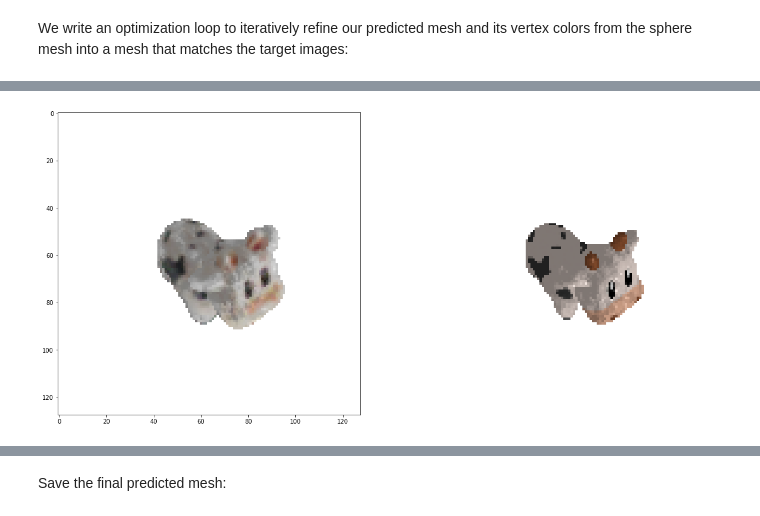
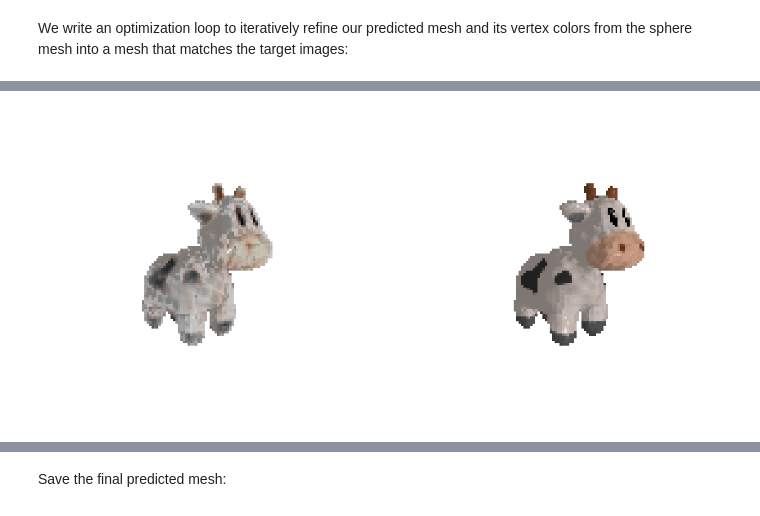
Before and after one commit to theycallmepeter/pytorch3d_PBR, a Jupyter notebook: docs/tutorials/maps_only_learning.ipynb, the cells around one changed output, grey strips where cells are left out. Saved outputs shown, nothing was run; the diff lists cells and outputs as text; code cells hidden in the pictures.

```diff
--- a/docs/tutorials/maps_only_learning.ipynb
+++ b/docs/tutorials/maps_only_learning.ipynb
@@ -417,7 +417,7 @@ plt.imshow(random_target.cpu().numpy()[0])
 [figure]
 # %%
 # the number of different viewpoints from which we want to render the mesh.
-num_views = 20
+num_views = 30
 batch_views = 1
 imsize = 128
 # Get a batch of viewing angles.
@@ -839,7 +846,7 @@ map_losses = {
           "rgb": {"weight": 1.0, "values": []},
           # "adversarial": {"weight": 0.01, "values": []},
           "smoothness":{"weight":0.1, "values": []},
-          "normal_smoothness":{"weight":0.005, "values": []}
+          "normal_smoothness":{"weight":0.000, "values": []}
          }
 losses_gan = {
           "generator": {"weight": 1.0, "values": []},
@@ -1136,13 +890,15 @@ def visualize_prediction(predicted_mesh, renderer=renderer_silhouette,
     with torch.no_grad():
         predicted_images, _ = renderer(predicted_mesh, cameras=camera)
     plt.figure(figsize=(20, 10))
+    plt.tight_layout()
     plt.subplot(1, 2, 1)
     plt.imshow(predicted_images[0, ..., inds].cpu().detach().numpy())
+    plt.axis("off")
 
     plt.subplot(1, 2, 2)
     plt.imshow(target_image.cpu().detach().numpy())
-    plt.title(title)
     plt.axis("off")
+
 
 # Plot losses as a function of optimization iteration
 def plot_losses(losses):
@@ -1211,16 +967,26 @@ import torch.utils.data
 from torchsummary import summary
 from torch.nn.functional import normalize
 
+seed = 0
+np.random.seed(seed)
+torch.manual_seed(seed)
+
 config = {
-            'ngf': 64, 'nz': 91, 'layers': 5, 'lr': 0.001729390742828276, 'beta1': 0.6970508401874574, 'beta2': 0.940454024366559, 'l2': 2.352989881183711e-06,
-            "amsgrad":True
+        "ngf": 64,
+        "nz": 94,
+        "layers": 4,
+        "lr": 0.005425492476777124,
+        "beta1": 0.5076397726936703,
+        "beta2": 0.9214742796191817,
+        "l2": 1.698130190537183e-06,
+        "amsgrad": True,
         }
 
 
 # Number of views to optimize over in each SGD iteration
 num_views_per_iteration = min(2, num_views)
 # Number of optimization steps
-Niter = 2501
+Niter = 5001
 # Plot period for the losses
 plot_period = Niter // 5
 
@@ -1328,9 +1094,8 @@ cos_similarity = torch.nn.CosineSimilarity(dim=3)
 
 
 # period to evaluate mesh against test views with normal rasterization
-eval_period = 20
-mse_iters = []
-cos_sims = []
+eval_period = 5
+
 for i in loop:
     transform_range_horizontal = 5/sphere_verts_rgb.shape[2]
     transform_range_vertical = 5/sphere_verts_rgb.shape[3]
@@ -1462,18 +1227,18 @@ for i in loop:
 
     # Plot mesh
     if i % plot_period == 0:
-        visualize_prediction(maps_src_mesh, renderer=renderer_textured, title="iter: %d" % i, silhouette=False)
+        visualize_prediction(maps_src_mesh, renderer=renderer, title="iter: %d" % i, silhouette=False)
         # maps.append(sphere_verts_rgb.detach().cpu())
+
+    if i % eval_period == 0:
+        mse, cos_sim = evaluate_model(maps_src_mesh)
+        mse_iters_no_flatness.append(mse)
+        cos_sims_no_flatness.append(cos_sim)
 
     # Optimization step
     map_sum_loss.backward()
     optimizerG.step()
 
-
-    if i % eval_period == 0:
-        mse, cos_sim = evaluate_model(maps_src_mesh)
-        mse_iters.append(mse)
-        cos_sims.append(cos_sim)
 
     # Train Discriminator
     # I want to make a generator that will create patches from the texture and warp them somehow to simulate them being on a surface. I'm thinking of some gradient mask too so that we don't learn from empty space.
@@ -1549,8 +1339,8 @@ visualize_prediction(maps_src_mesh, renderer=renderer_textured, silhouette=False
 # %%
-visualize_prediction(maps_src_mesh, renderer=renderer_textured, silhouette=False, camera=target_cameras[0], target_image=target_rgb[0])
+visualize_prediction(maps_src_mesh, renderer=renderer, silhouette=False, camera=target_cameras[3], target_image=target_rgb[3])
 # plot_losses(losses)
 # %% [output]
-[figure, old version]
+[figure, new version]
 # %%
 plt.figure(figsize=(7,7))
 from pytorch3d.vis.texture_vis import texturesuv_image_matplotlib
```
Also changed, not shown: parts of 14 cells of this notebook, 2 other files.
